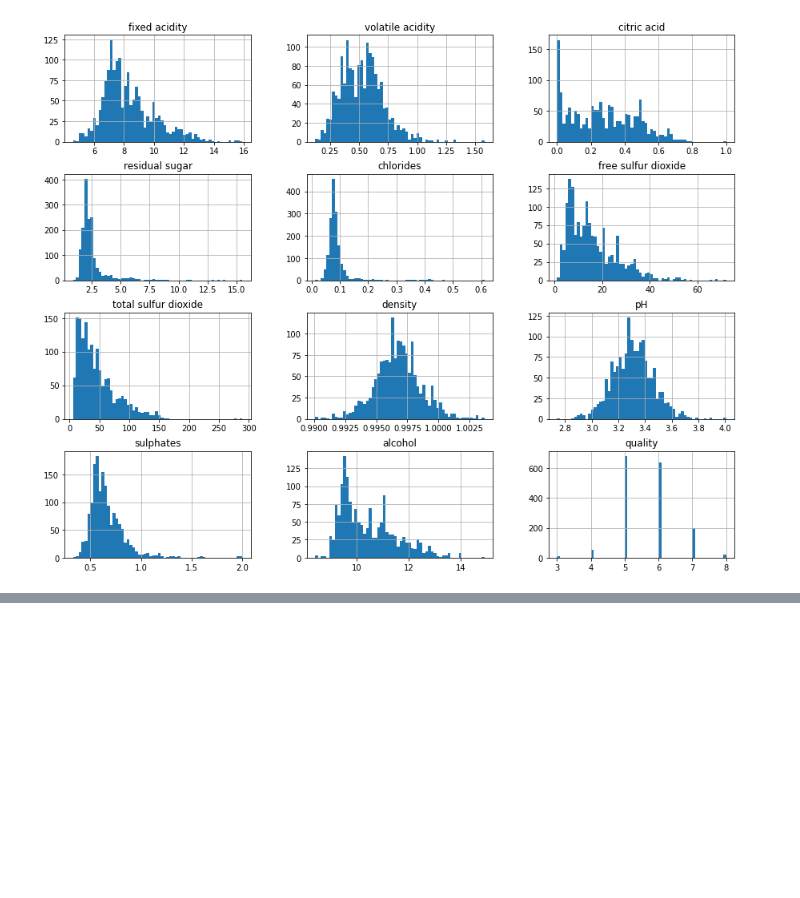
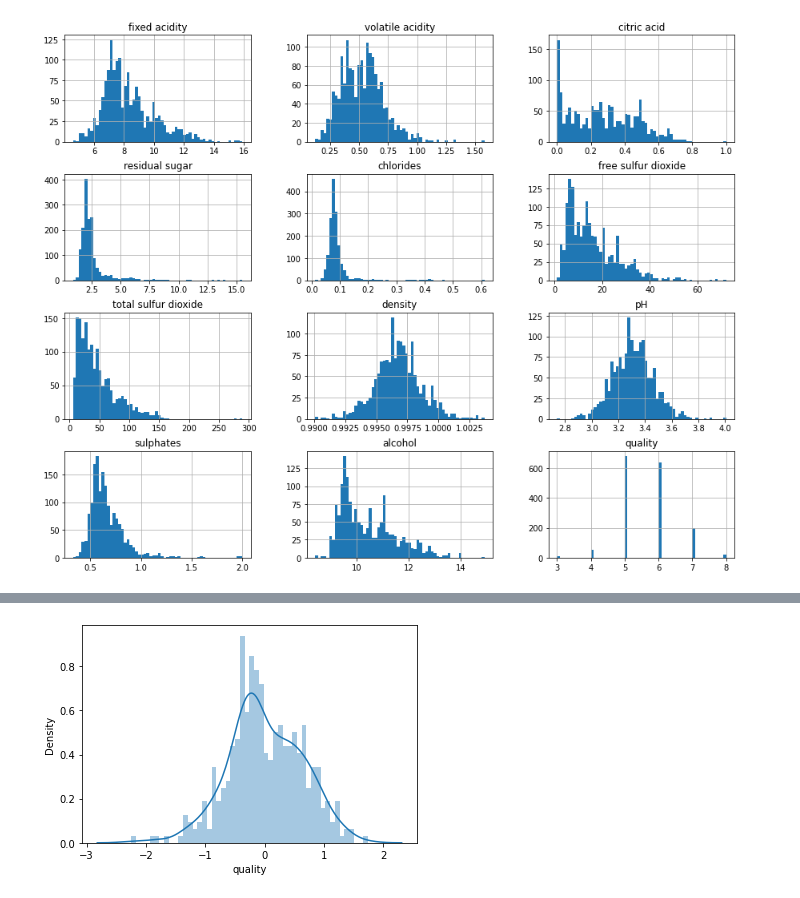
Before and after one commit to GalKoaz/Final-assignment, a Jupyter notebook: Regression.ipynb, the cells around one changed output, grey strips where cells are left out. Saved outputs shown, nothing was run; the diff lists cells and outputs as text; code cells hidden in the pictures; blank space fills up the shorter version.

```diff
--- a/Regression.ipynb
+++ b/Regression.ipynb
@@ -105,0 +165,4 @@ sn.heatmap(df.corr(), annot=True);
+# %%
+sn.distplot((y_test-predictions),bins=50);
+# %% [output]
+[figure, added]
```
Also changed, not shown: parts of 7 cells of this notebook.
